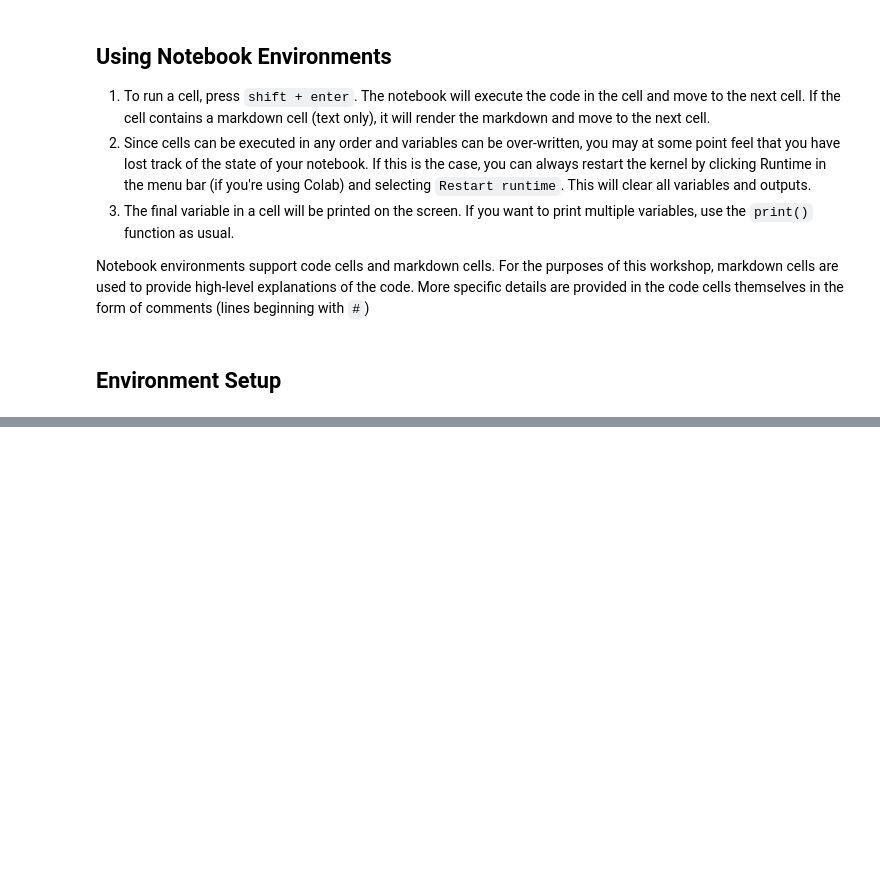
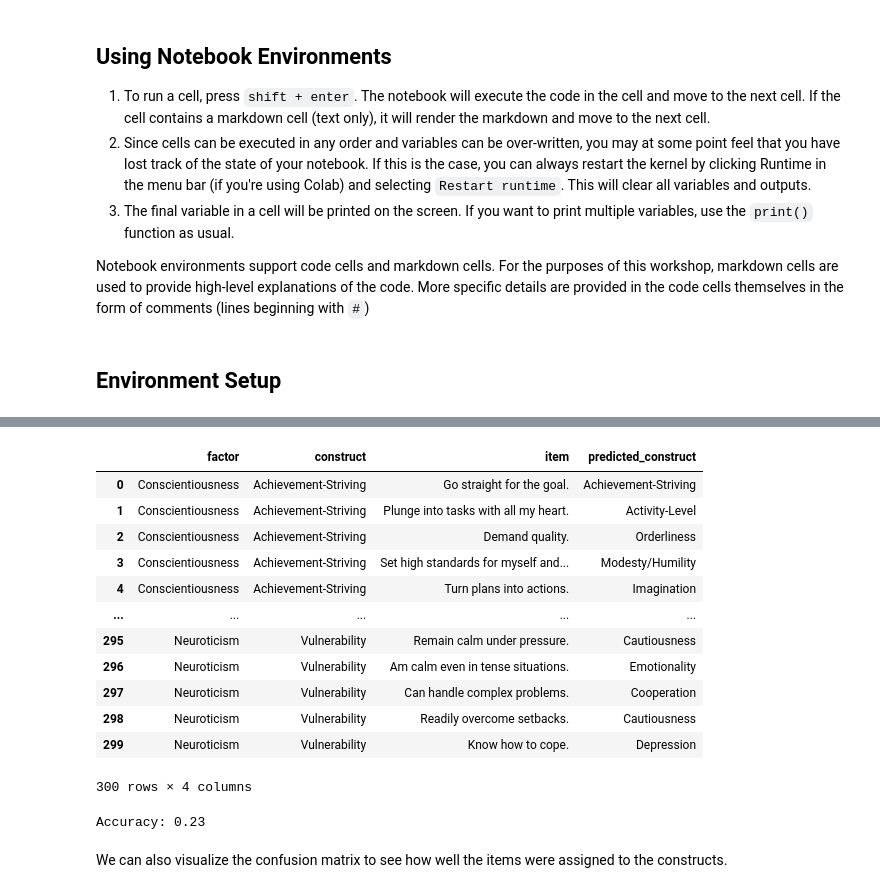
Before and after one commit to Zak-Hussain/LLM4BeSci_GSERM2024, a Jupyter notebook: day_2/day_2.ipynb, the cells around one changed output, grey strips where cells are left out. Saved outputs shown, nothing was run; the diff lists cells and outputs as text; code cells hidden in the pictures; blank space fills up the shorter version.

```diff
--- a/day_2/day_2.ipynb
+++ b/day_2/day_2.ipynb
@@ -119,7 +288,4 @@ construct_sims
 # %%
-# Finding closest contruct to each item adding as a new column ['closest_construct'] to the personality dataframe
+# Finding the closest construct to each item adding as a new column ['closest_construct'] to the personality dataframe
 closest_construct = construct_sims.idxmax()
-
-# Adding closest constructs to original personality dataframe
-personality['predicted_construct'] = closest_construct.reset_index(drop=True)
-personality
+closest_construct
@@ -126,4 +306,24 @@ personality
+# %%
+# Adding the closest constructs to original personality dataframe
+personality['predicted_construct'] = personality['item'].map(closest_construct)
+personality
+# %% [output]
+|  | factor | construct | item | predicted_construct |
+| 0 | Conscientiousness | Achievement-Striving | Go straight for the goal. | Achievement-Striving |
+| 1 | Conscientiousness | Achievement-Striving | Plunge into tasks with all my heart. | Activity-Level |
+| 2 | Conscientiousness | Achievement-Striving | Demand quality. | Orderliness |
+| 3 | Conscientiousness | Achievement-Striving | Set high standards for myself and... | Modesty/Humility |
+| 4 | Conscientiousness | Achievement-Striving | Turn plans into actions. | Imagination |
+| ... | ... | ... | ... | ... |
+| 295 | Neuroticism | Vulnerability | Remain calm under pressure. | Cautiousness |
+| 296 | Neuroticism | Vulnerability | Am calm even in tense situations. | Emotionality |
+| 297 | Neuroticism | Vulnerability | Can handle complex problems. | Cooperation |
+| 298 | Neuroticism | Vulnerability | Readily overcome setbacks. | Cautiousness |
+| 299 | Neuroticism | Vulnerability | Know how to cope. | Depression |
+300 rows × 4 columns
 # %%
 # Evaluating how well the predicted constructs align with the actual constructs
-correct = (personality['construct'] == personality['predicted_construct']).mean()
-print(f'Accuracy: {correct:.2f}')
+accuracy = (personality['construct'] == personality['predicted_construct']).mean()
+print(f'Accuracy: {accuracy:.2f}')
+# %% [output]
+Accuracy: 0.23
@@ -134 +330,3 @@ confusion_matrix
+# %% [markdown]
+We can also visualize the confusion matrix to see how well the items were assigned to the constructs.
 # %%
```
Also changed, not shown: parts of 31 cells of this notebook.
